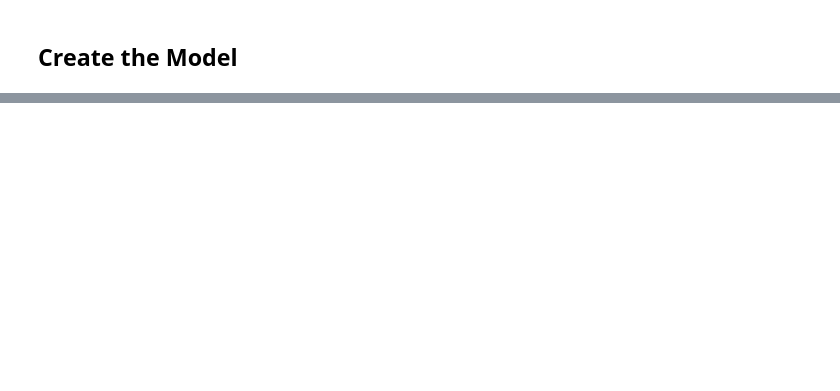
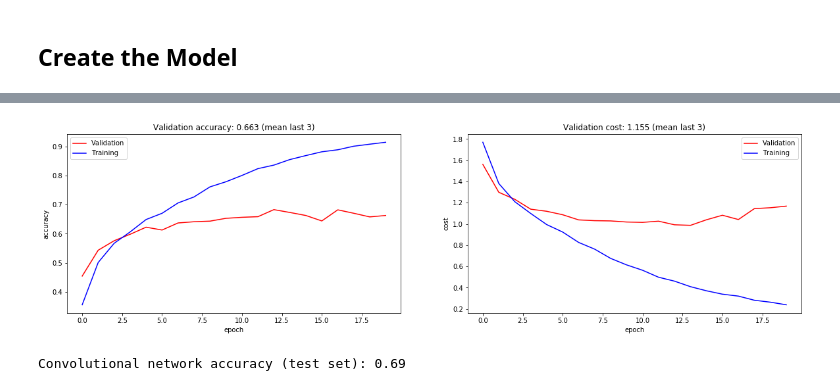
Before and after one commit to escuccim/tensorflow-cifar-classifier, a Jupyter notebook: CIFAR10 Classifier.ipynb, the cells around one changed output, grey strips where cells are left out. Saved outputs shown, nothing was run; the diff lists cells and outputs as text; code cells hidden in the pictures; blank space fills up the shorter version.

```diff
--- a/CIFAR10 Classifier.ipynb
+++ b/CIFAR10 Classifier.ipynb
@@ -293,0 +396,23 @@ Epoch 03 - cv acc: 0.328 - train acc: 0.249 (mean) - cv cost: 1.799 - lr: 0.0010
+# %%
+## MODEL 1
+# Plot cost and accuracy and training and validation
+f, ax = plt.subplots(1,2,figsize=(20,5))
+
+ax[0].plot(valid_acc_values, color="red", label="Validation")
+ax[0].plot(train_acc_values, color="blue", label="Training")
+ax[0].set_title('Validation accuracy: {:.3f} (mean last 3)'.format(np.mean(valid_acc_values[-3:])))
+ax[0].legend()
+ax[0].set_xlabel('epoch')
+ax[0].set_ylabel('accuracy')
+ax[1].plot(valid_cost_values, color="red", label="Validation")
+ax[1].plot(train_cost_values, color="blue", label="Training")
+ax[1].set_title('Validation cost: {:.3f} (mean last 3)'.format(np.mean(valid_cost_values[-3:])))
+ax[1].set_xlabel('epoch')
+ax[1].set_ylabel('cost')
+plt.legend()
+plt.show()
+
+print("Convolutional network accuracy (test set):",test_acc)
+# %% [output]
+[figure, added]
+Convolutional network accuracy (test set): 0.69
```
Also changed, not shown: parts of 14 cells of this notebook, 1 other file.
